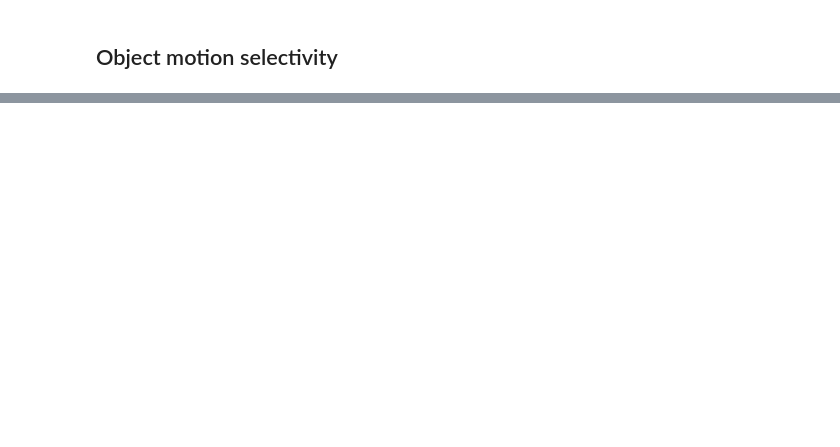
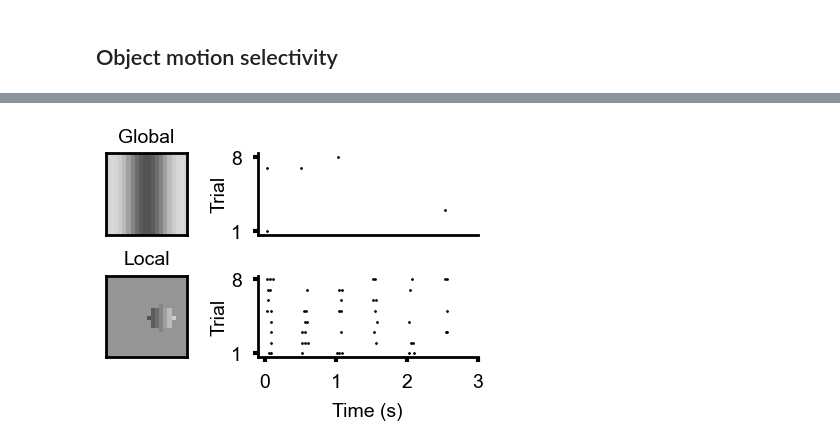
Before and after one commit to webstorms/RetinalModel, a Jupyter notebook: notebooks/Fig 4 - Motion tuning.ipynb, the cells around one changed output, grey strips where cells are left out. Saved outputs shown, nothing was run; the diff lists cells and outputs as text; code cells hidden in the pictures; blank space fills up the shorter version.

```diff
--- a/notebooks/Fig 4 - Motion tuning.ipynb
+++ b/notebooks/Fig 4 - Motion tuning.ipynb
@@ -601,0 +192,19 @@ if save_results:
+# %%
+torch.manual_seed(24)
+unit_idx=13
+differential_motion = analysis.DifferentialMotion(model, unit_idx=unit_idx, theta=np.pi, spatial_freq=0.06, temporal_freq=2, y0=10, x0=13, r=3, lum=0.5)
+# %%
+fig = plt.figure(constrained_layout=True, figsize=(4, 3))
+spec = gridspec.GridSpec(ncols=6, nrows=2, figure=fig)
+ax1 = fig.add_subplot(spec[0, :2])
+ax2 = fig.add_subplot(spec[0, 2:])
+ax3 = fig.add_subplot(spec[1, :2])
+ax4 = fig.add_subplot(spec[1, 2:])
+
+plot_grating_and_raster("Global", differential_motion.grating[420-40], *differential_motion.global_raster, ax1, ax2)
+ax2.set_xticks([])
+ax2.set_xlabel("")
+plot_grating_and_raster("Local", differential_motion.masked_grating[420-40], *differential_motion.local_raster, ax3, ax4)
+plt.savefig(f"{root}/figures/fig4/motion_selectivity_raster.svg", format="svg", transparent=False, bbox_inches="tight")
+# %% [output]
+[figure, added]
```
Also changed, not shown: parts of 20 cells of this notebook.
